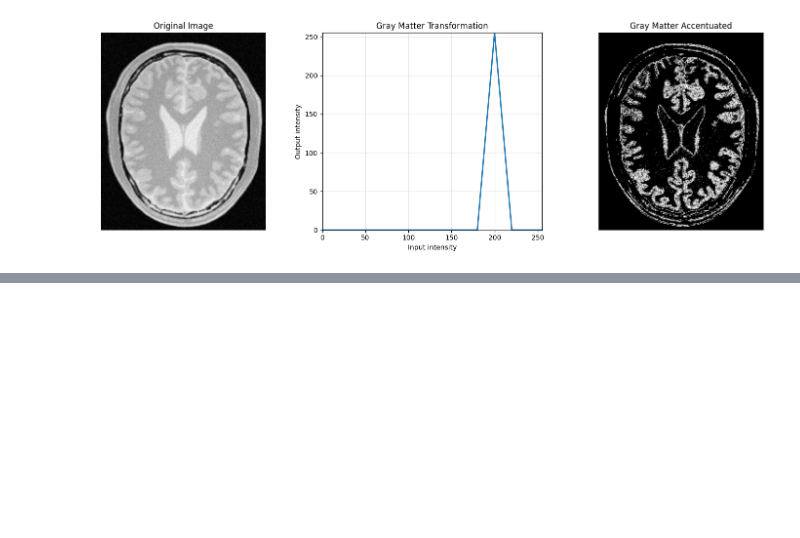
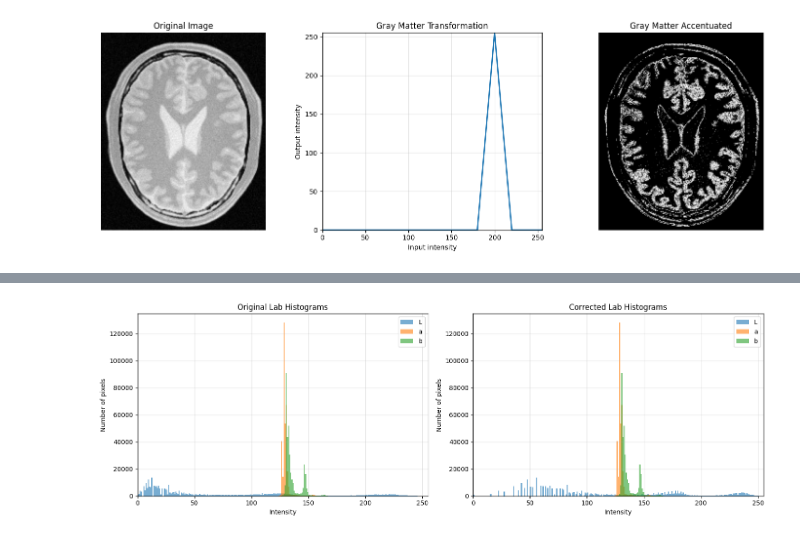
Before and after one commit to NethsanduKumarasinghe/EN3160_Assignment_01, a Jupyter notebook: EN3160_Assignment_01.ipynb, the cells around one changed output, grey strips where cells are left out. Cells and saved outputs as stored; diff of their text form; code cells hidden in the pictures; blank space fills up the shorter version.

```diff
--- a/EN3160_Assignment_01.ipynb
+++ b/EN3160_Assignment_01.ipynb
@@ -220,0 +283,29 @@ plt.show()
+# %%
+plt.figure(figsize=(15, 5))
+
+plt.subplot(1, 2, 1)
+plt.hist(L.ravel(), bins=256, range=(0, 256), alpha=0.6, label="L")
+plt.hist(a.ravel(), bins=256, range=(0, 256), alpha=0.6, label="a")
+plt.hist(b.ravel(), bins=256, range=(0, 256), alpha=0.6, label="b")
+plt.xlabel("Intensity")
+plt.ylabel("Number of pixels")
+plt.title("Original Lab Histograms")
+plt.xlim(0, 255)
+plt.legend()
+plt.grid(alpha=0.3)
+
+plt.subplot(1, 2, 2)
+plt.hist(L_corrected.ravel(), bins=256, range=(0, 256), alpha=0.6, label="L")
+plt.hist(a.ravel(), bins=256, range=(0, 256), alpha=0.6, label="a")
+plt.hist(b.ravel(), bins=256, range=(0, 256), alpha=0.6, label="b")
+plt.xlabel("Intensity")
+plt.ylabel("Number of pixels")
+plt.title("Corrected Lab Histograms")
+plt.xlim(0, 255)
+plt.legend()
+plt.grid(alpha=0.3)
+
+plt.tight_layout()
+plt.show()
+# %% [output]
+[figure, added]
```
Also changed, not shown: parts of 6 cells of this notebook.
